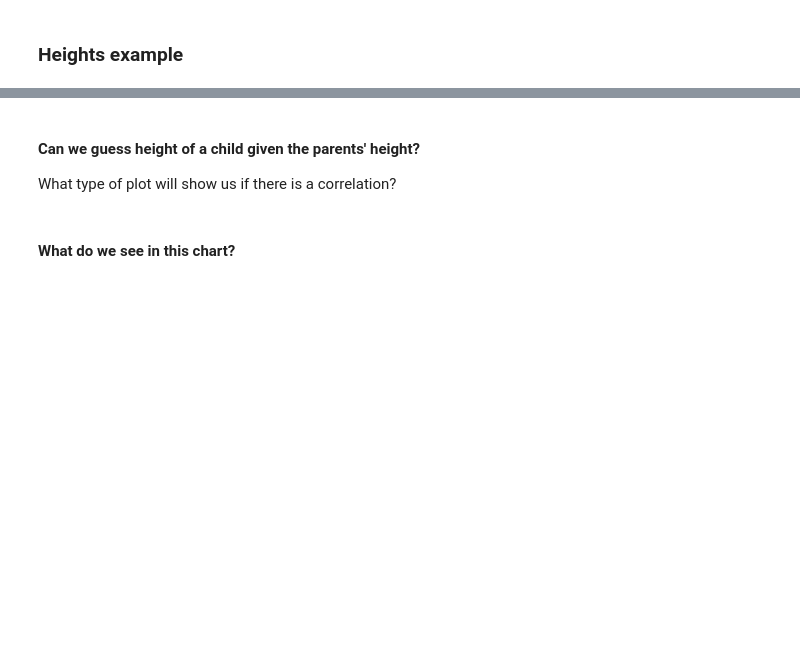
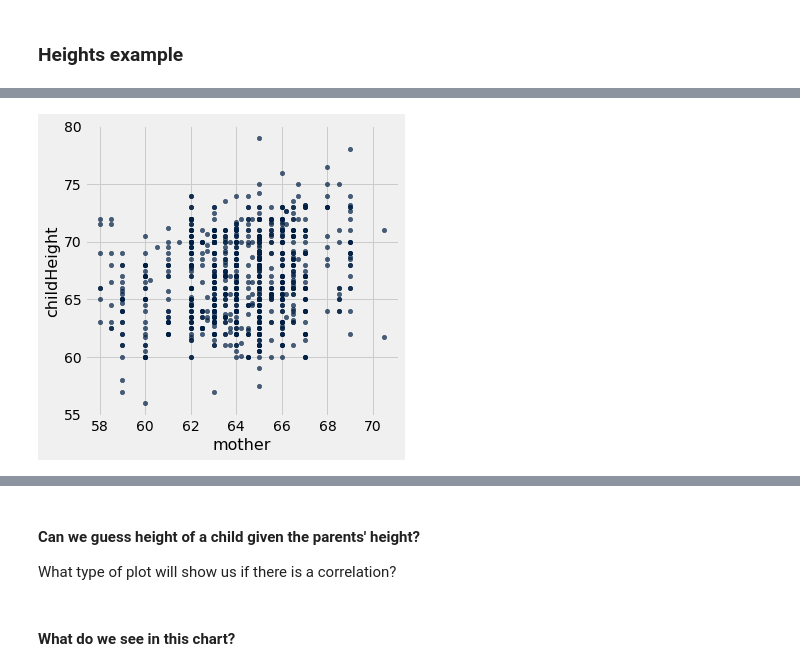
Before and after one commit to BC-COMS-1016/materials-sp22, a Jupyter notebook: demos/Lecture_7.ipynb, the cells around one changed output, grey strips where cells are left out. Drawn from its saved outputs; the diff is of its cells as text; code cells hidden in the pictures; blank space fills up the shorter version.

```diff
--- a/demos/Lecture_7.ipynb
+++ b/demos/Lecture_7.ipynb
@@ -132,0 +353,4 @@ height
+# %%
+height.scatter("mother", "childHeight")
+# %% [output]
+[figure, added]
```
Also changed, not shown: parts of 47 cells of this notebook.
